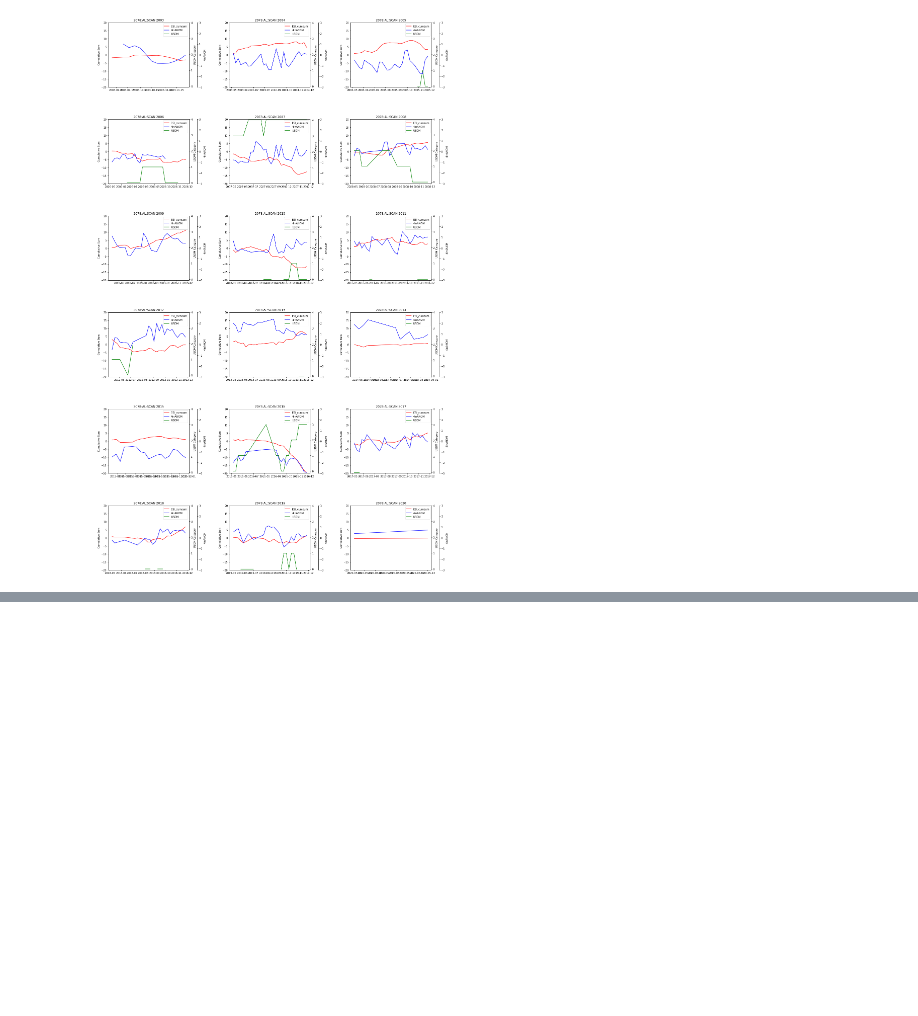
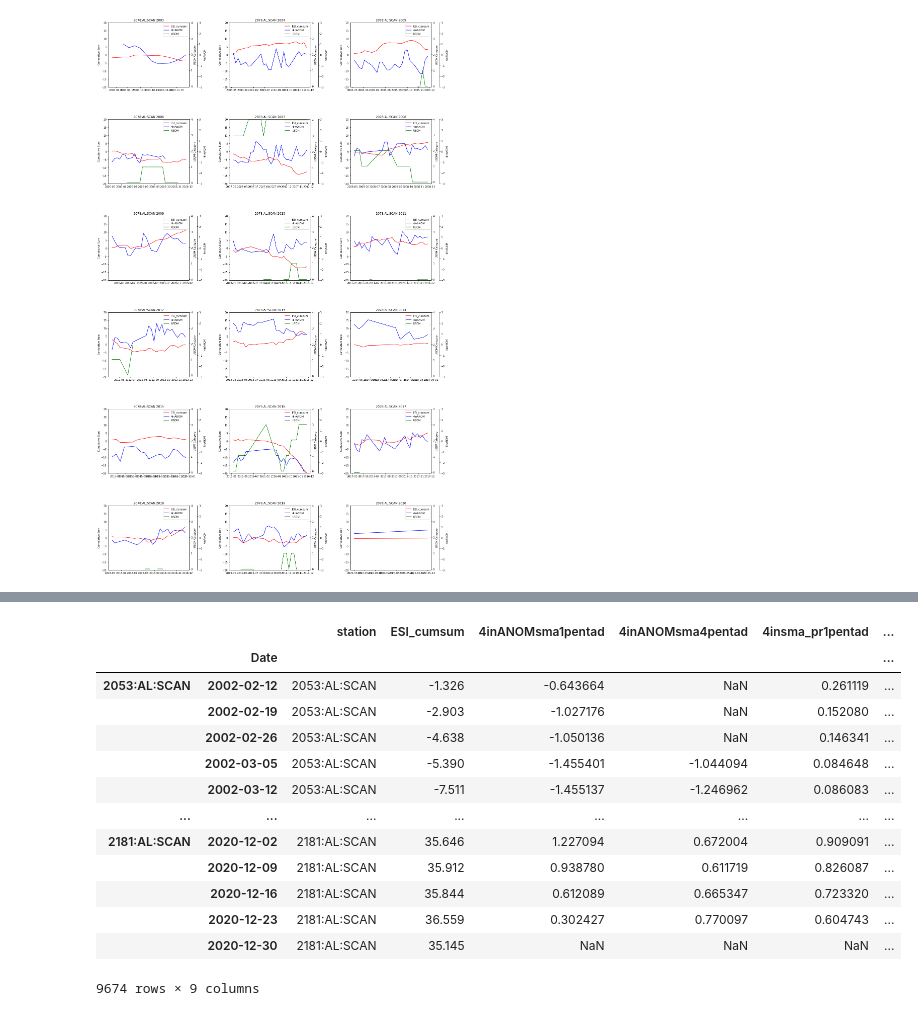
Before and after one commit to Corey4005/SCANAnalysis, a Jupyter notebook: notebooks/drought_analysis.ipynb, the cells around one changed output, grey strips where cells are left out. Cells and saved outputs as stored; diff of their text form; code cells hidden in the pictures; blank space fills up the shorter version.

```diff
--- a/notebooks/drought_analysis.ipynb
+++ b/notebooks/drought_analysis.ipynb
@@ -1199,0 +1254,17 @@ See the caveats in the documentation: https://pandas.pydata.org/pandas-docs/stab
+# %%
+df[['station', 'ESI_cumsum','4inANOMsma1pentad', '4inANOMsma4pentad', '4insma_pr1pentad', '4insma_pr4pentad', '4in_pr', '4instd', '4inANOMmean']]
+# %% [output]
+|  |  | station | ESI_cumsum | 4inANOMsma1pentad | 4inANOMsma4pentad | 4insma_pr1pentad | ... |
+|  | Date |  |  |  |  |  | ... |
+| 2053:AL:SCAN | 2002-02-12 | 2053:AL:SCAN | -1.326 | -0.643664 | NaN | 0.261119 | ... |
+|  | 2002-02-19 | 2053:AL:SCAN | -2.903 | -1.027176 | NaN | 0.152080 | ... |
+|  | 2002-02-26 | 2053:AL:SCAN | -4.638 | -1.050136 | NaN | 0.146341 | ... |
+|  | 2002-03-05 | 2053:AL:SCAN | -5.390 | -1.455401 | -1.044094 | 0.084648 | ... |
+|  | 2002-03-12 | 2053:AL:SCAN | -7.511 | -1.455137 | -1.246962 | 0.086083 | ... |
+| ... | ... | ... | ... | ... | ... | ... | ... |
+| 2181:AL:SCAN | 2020-12-02 | 2181:AL:SCAN | 35.646 | 1.227094 | 0.672004 | 0.909091 | ... |
+|  | 2020-12-09 | 2181:AL:SCAN | 35.912 | 0.938780 | 0.611719 | 0.826087 | ... |
+|  | 2020-12-16 | 2181:AL:SCAN | 35.844 | 0.612089 | 0.665347 | 0.723320 | ... |
+|  | 2020-12-23 | 2181:AL:SCAN | 36.559 | 0.302427 | 0.770097 | 0.604743 | ... |
+|  | 2020-12-30 | 2181:AL:SCAN | 35.145 | NaN | NaN | NaN | ... |
+9674 rows × 9 columns
```
Also changed, not shown: parts of 8 cells of this notebook.
